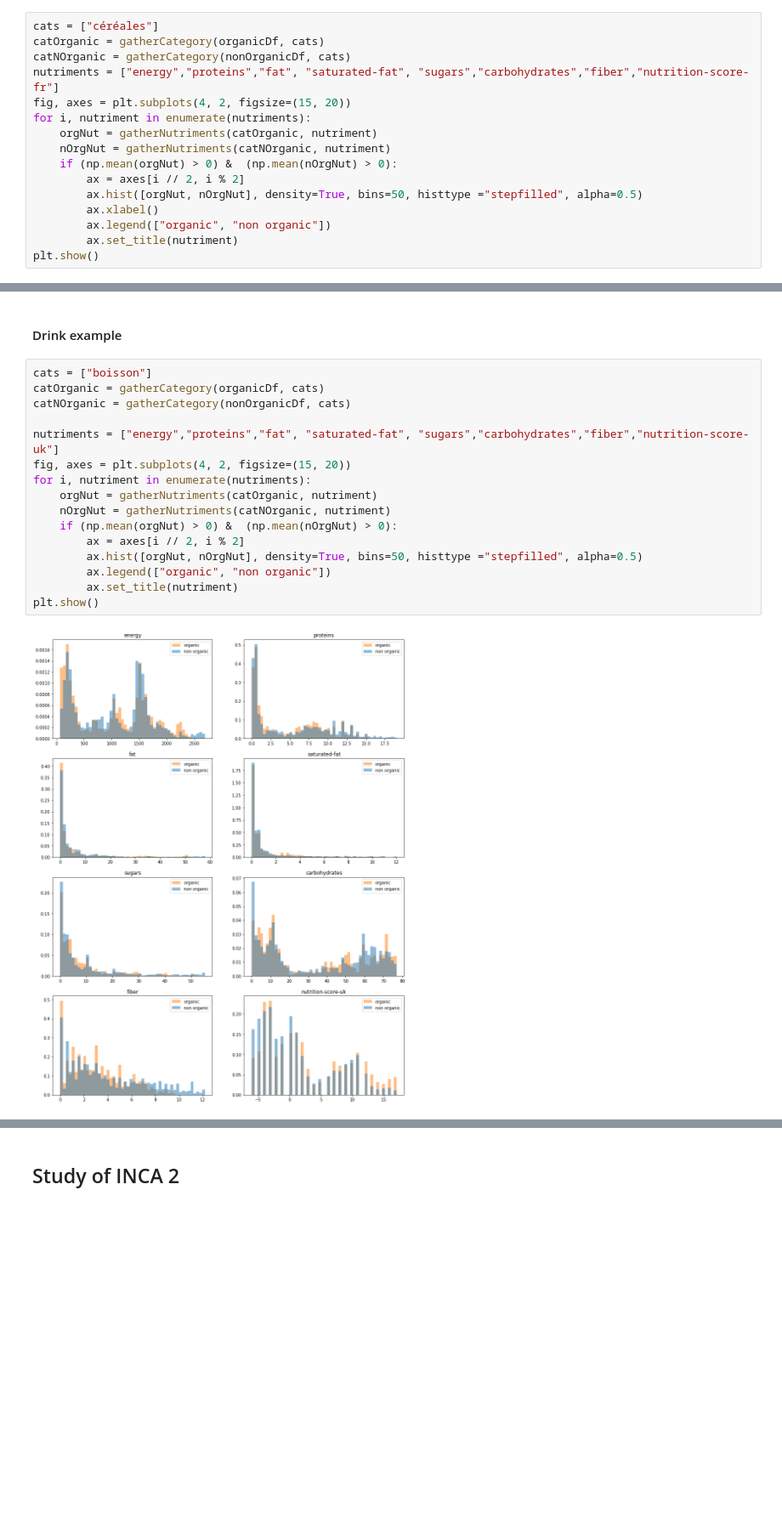
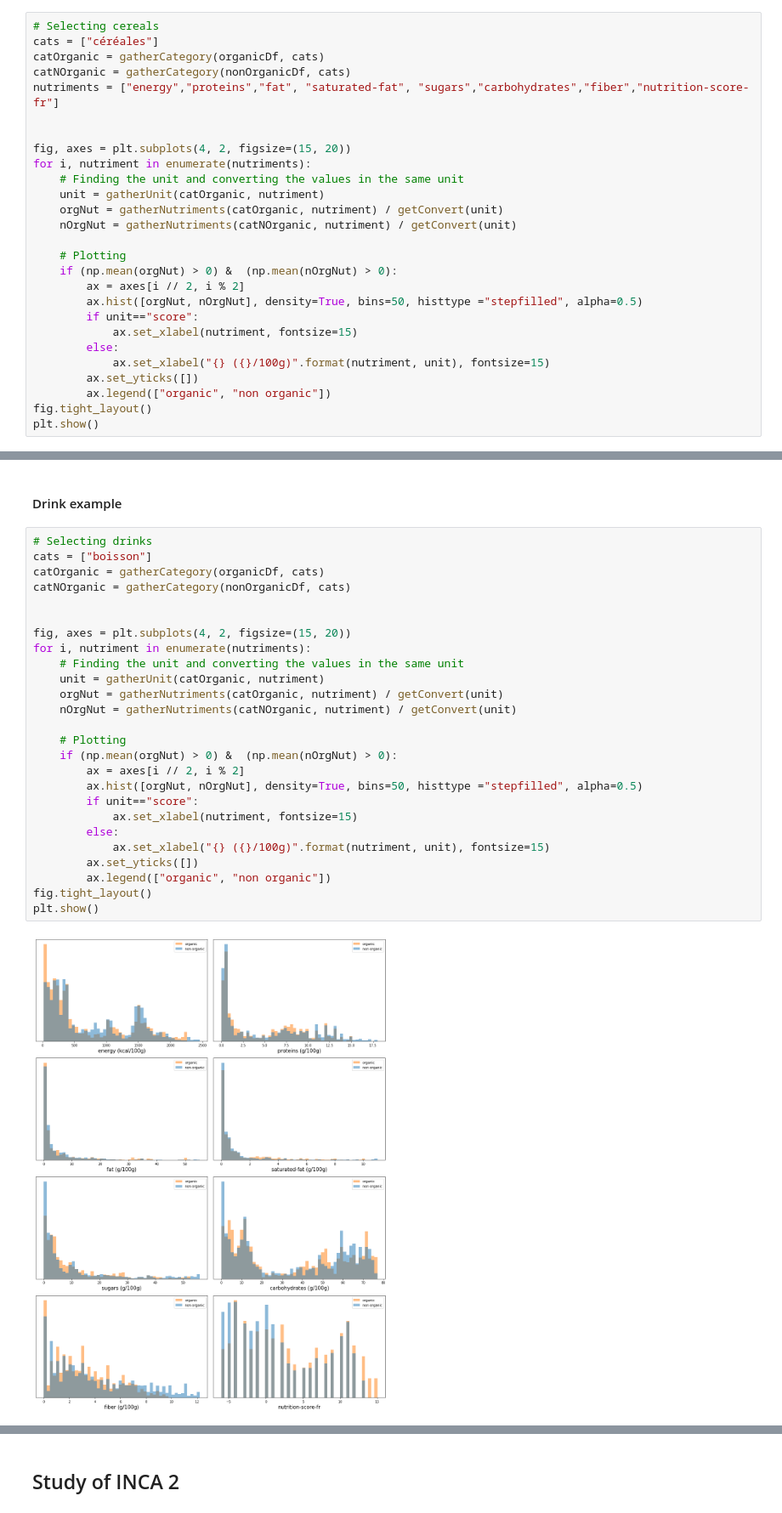
Before and after one commit to KingOfCola/ADAX-project, a Jupyter notebook: project/Milestone 2.ipynb, the cells around one changed output, grey strips where cells are left out. Shown at 85% size. Saved outputs shown, nothing was run; the diff lists cells and outputs as text; blank space fills up the shorter version.

```diff
--- a/project/Milestone 2.ipynb
+++ b/project/Milestone 2.ipynb
@@ -230,19 +295,30 @@ By looking at the wordclouds, it appears that organic and non organic products c
 # %% [markdown]
 #### Cereal example
 # %%
+# Selecting cereals
 cats = ["céréales"]
 catOrganic = gatherCategory(organicDf, cats)
 catNOrganic = gatherCategory(nonOrganicDf, cats)
 nutriments = ["energy","proteins","fat", "saturated-fat", "sugars","carbohydrates","fiber","nutrition-score-fr"]
+
+
 fig, axes = plt.subplots(4, 2, figsize=(15, 20))
 for i, nutriment in enumerate(nutriments):
-    orgNut = gatherNutriments(catOrganic, nutriment)
-    nOrgNut = gatherNutriments(catNOrganic, nutriment)
+    # Finding the unit and converting the values in the same unit
+    unit = gatherUnit(catOrganic, nutriment)
+    orgNut = gatherNutriments(catOrganic, nutriment) / getConvert(unit)
+    nOrgNut = gatherNutriments(catNOrganic, nutriment) / getConvert(unit)
+
+    # Plotting
     if (np.mean(orgNut) > 0) &  (np.mean(nOrgNut) > 0):
         ax = axes[i // 2, i % 2]
         ax.hist([orgNut, nOrgNut], density=True, bins=50, histtype ="stepfilled", alpha=0.5)
-        ax.xlabel()
+        if unit=="score":
+            ax.set_xlabel(nutriment, fontsize=15)
+        else:
+            ax.set_xlabel("{} ({}/100g)".format(nutriment, unit), fontsize=15)
+        ax.set_yticks([])
         ax.legend(["organic", "non organic"])
-        ax.set_title(nutriment)
+fig.tight_layout()
 plt.show()
 # %% [output]
@@ -252,22 +332,32 @@ If we look more specifically at one category, for example *cereals*, we see that
 # %% [markdown]
 #### Drink example
 # %%
+# Selecting drinks
 cats = ["boisson"]
 catOrganic = gatherCategory(organicDf, cats)
 catNOrganic = gatherCategory(nonOrganicDf, cats)
 
-nutriments = ["energy","proteins","fat", "saturated-fat", "sugars","carbohydrates","fiber","nutrition-score-uk"]
+
 fig, axes = plt.subplots(4, 2, figsize=(15, 20))
 for i, nutriment in enumerate(nutriments):
-    orgNut = gatherNutriments(catOrganic, nutriment)
-    nOrgNut = gatherNutriments(catNOrganic, nutriment)
+    # Finding the unit and converting the values in the same unit
+    unit = gatherUnit(catOrganic, nutriment)
+    orgNut = gatherNutriments(catOrganic, nutriment) / getConvert(unit)
+    nOrgNut = gatherNutriments(catNOrganic, nutriment) / getConvert(unit)
+
+    # Plotting
     if (np.mean(orgNut) > 0) &  (np.mean(nOrgNut) > 0):
         ax = axes[i // 2, i % 2]
         ax.hist([orgNut, nOrgNut], density=True, bins=50, histtype ="stepfilled", alpha=0.5)
+        if unit=="score":
+            ax.set_xlabel(nutriment, fontsize=15)
+        else:
+            ax.set_xlabel("{} ({}/100g)".format(nutriment, unit), fontsize=15)
+        ax.set_yticks([])
         ax.legend(["organic", "non organic"])
-        ax.set_title(nutriment)
+fig.tight_layout()
 plt.show()
 # %% [output]
-[figure, old version]
+[figure, new version]
 # %% [markdown]
 If we look more specifically at another category, for example *drinks*, it seems that even the nutrition score does not differ between the two products.
```
Also changed, not shown: parts of 31 cells of this notebook, 1 other file.
